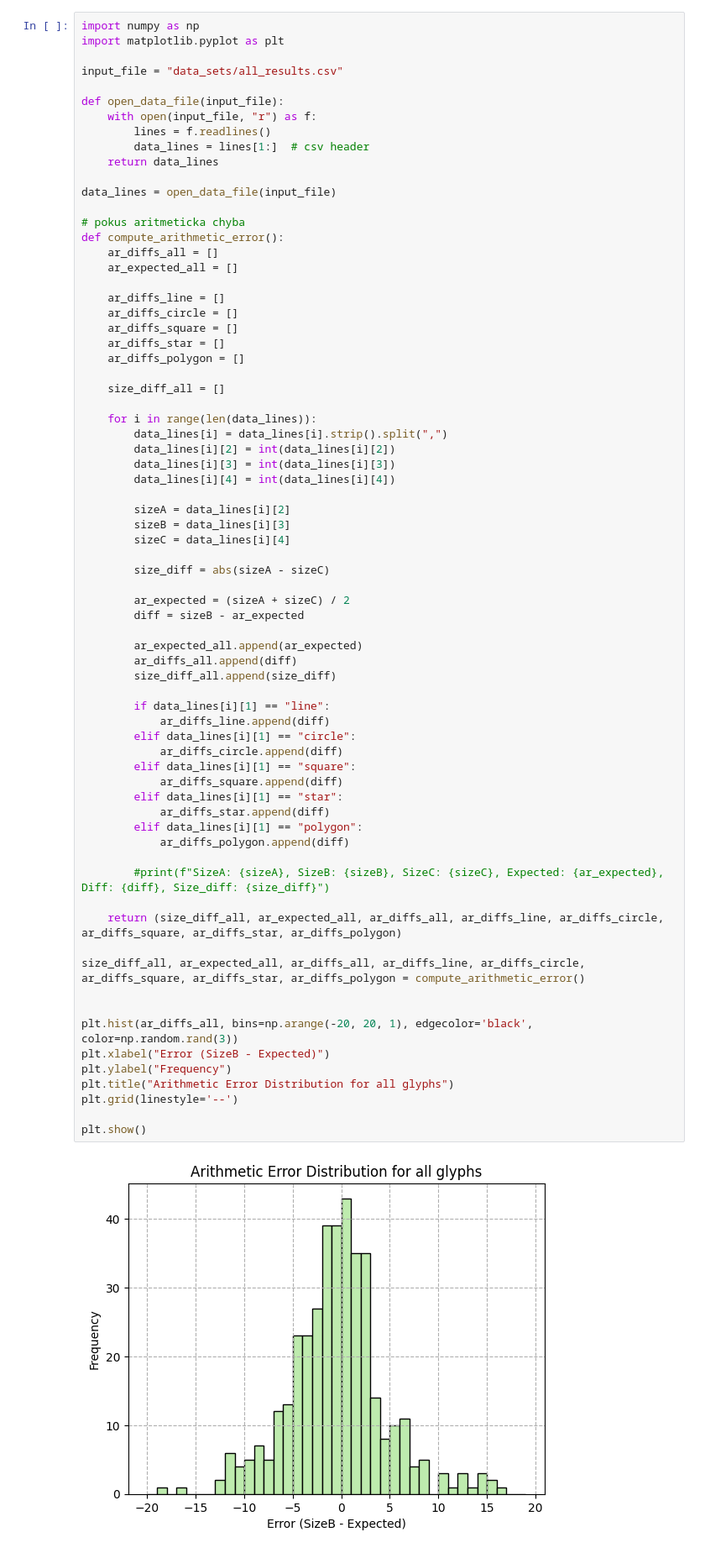
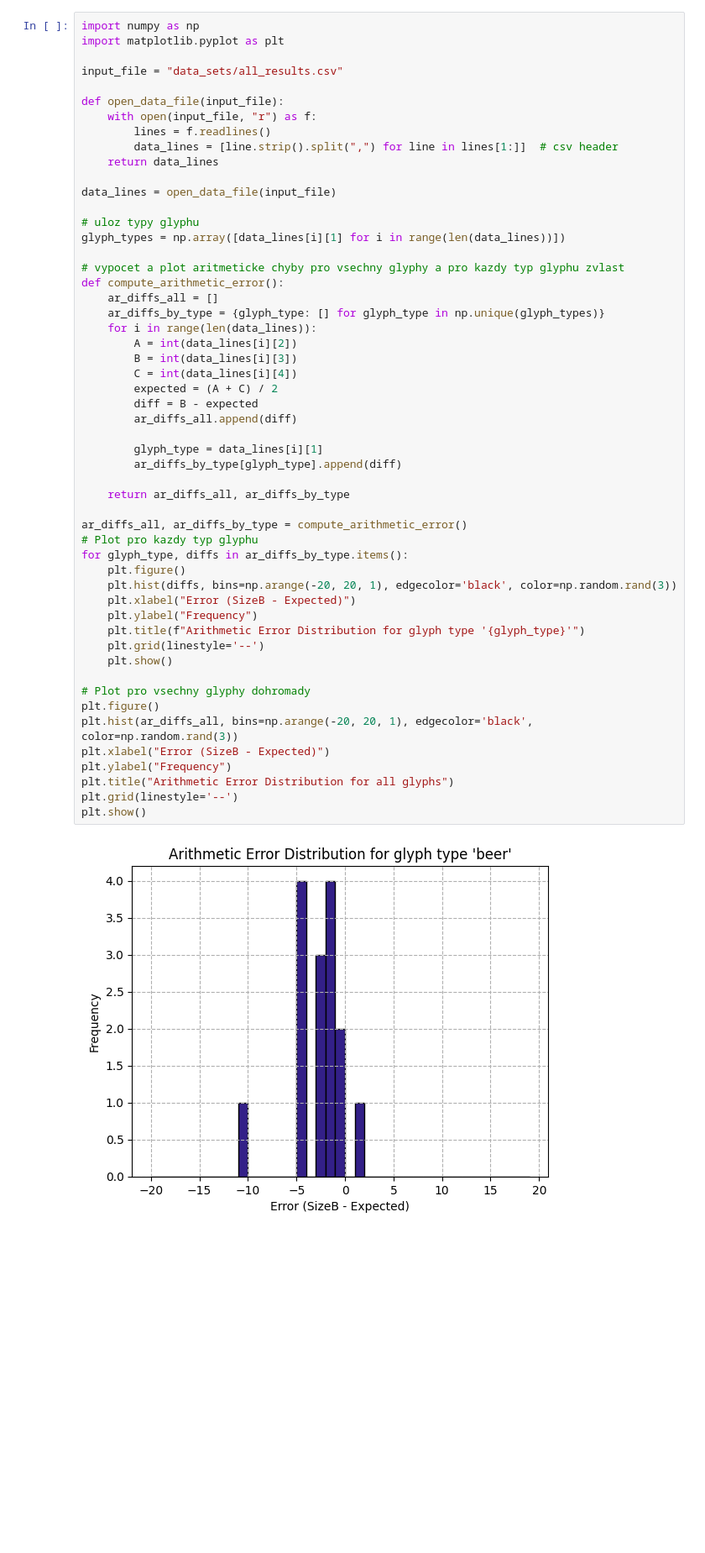
Before and after one commit to provajuli/BP, a Jupyter notebook: data/data_processing.ipynb, the cells around one changed output. Shown: that part at 84% size. Drawn from its saved outputs; the diff is of its cells as text; blank space fills up the shorter version.

```diff
--- a/data/data_processing.ipynb
+++ b/data/data_processing.ipynb
@@ -1,73 +1,55 @@
 # %%
 import numpy as np
 import matplotlib.pyplot as plt
 
 input_file = "data_sets/all_results.csv"
 
 def open_data_file(input_file):
     with open(input_file, "r") as f:
         lines = f.readlines()
-        data_lines = lines[1:]  # csv header
+        data_lines = [line.strip().split(",") for line in lines[1:]]  # csv header
     return data_lines
 
 data_lines = open_data_file(input_file)
 
-# pokus aritmeticka chyba
+# uloz typy glyphu
+glyph_types = np.array([data_lines[i][1] for i in range(len(data_lines))])
+
+# vypocet a plot aritmeticke chyby pro vsechny glyphy a pro kazdy typ glyphu zvlast
 def compute_arithmetic_error():
     ar_diffs_all = []
-    ar_expected_all = []
+    ar_diffs_by_type = {glyph_type: [] for glyph_type in np.unique(glyph_types)}
+    for i in range(len(data_lines)):
+        A = int(data_lines[i][2])
+        B = int(data_lines[i][3])
+        C = int(data_lines[i][4])
+        expected = (A + C) / 2
+        diff = B - expected
+        ar_diffs_all.append(diff)
 
-    ar_diffs_line = []
-    ar_diffs_circle = []
-    ar_diffs_square = []
-    ar_diffs_star = []
-    ar_diffs_polygon = []
+        glyph_type = data_lines[i][1]
+        ar_diffs_by_type[glyph_type].append(diff)
 
-    size_diff_all = []
+    return ar_diffs_all, ar_diffs_by_type
 
-    for i in range(len(data_lines)):
-        data_lines[i] = data_lines[i].strip().split(",")
-        data_lines[i][2] = int(data_lines[i][2])
-        data_lines[i][3] = int(data_lines[i][3])
-        data_lines[i][4] = int(data_lines[i][4])
+ar_diffs_all, ar_diffs_by_type = compute_arithmetic_error()
+# Plot pro kazdy typ glyphu
+for glyph_type, diffs in ar_diffs_by_type.items():
+    plt.figure()
+    plt.hist(diffs, bins=np.arange(-20, 20, 1), edgecolor='black', color=np.random.rand(3))
+    plt.xlabel("Error (SizeB - Expected)")
+    plt.ylabel("Frequency")
+    plt.title(f"Arithmetic Error Distribution for glyph type '{glyph_type}'")
+    plt.grid(linestyle='--')
+    plt.show()
 
-        sizeA = data_lines[i][2]
-        sizeB = data_lines[i][3]
-        sizeC = data_lines[i][4]
-
-        size_diff = abs(sizeA - sizeC)
-
-        ar_expected = (sizeA + sizeC) / 2
-        diff = sizeB - ar_expected
-
-        ar_expected_all.append(ar_expected)
-        ar_diffs_all.append(diff)
-        size_diff_all.append(size_diff)
-
-        if data_lines[i][1] == "line":
-            ar_diffs_line.append(diff)
-        elif data_lines[i][1] == "circle":
-            ar_diffs_circle.append(diff)
-        elif data_lines[i][1] == "square":
-            ar_diffs_square.append(diff)
-        elif data_lines[i][1] == "star":
-            ar_diffs_star.append(diff)
-        elif data_lines[i][1] == "polygon":
-            ar_diffs_polygon.append(diff)
-
-        #print(f"SizeA: {sizeA}, SizeB: {sizeB}, SizeC: {sizeC}, Expected: {ar_expected}, Diff: {diff}, Size_diff: {size_diff}")
-
-    return (size_diff_all, ar_expected_all, ar_diffs_all, ar_diffs_line, ar_diffs_circle, ar_diffs_square, ar_diffs_star, ar_diffs_polygon)
-
-size_diff_all, ar_expected_all, ar_diffs_all, ar_diffs_line, ar_diffs_circle, ar_diffs_square, ar_diffs_star, ar_diffs_polygon = compute_arithmetic_error()
-
-
+# Plot pro vsechny glyphy dohromady
+plt.figure()
 plt.hist(ar_diffs_all, bins=np.arange(-20, 20, 1), edgecolor='black', color=np.random.rand(3))
 plt.xlabel("Error (SizeB - Expected)")
 plt.ylabel("Frequency")
 plt.title("Arithmetic Error Distribution for all glyphs")
 plt.grid(linestyle='--')
-
 plt.show()
 # %% [output]
-[figure, old version]
+[figure, new version]
```
Also changed, not shown: parts of 4 cells of this notebook.
